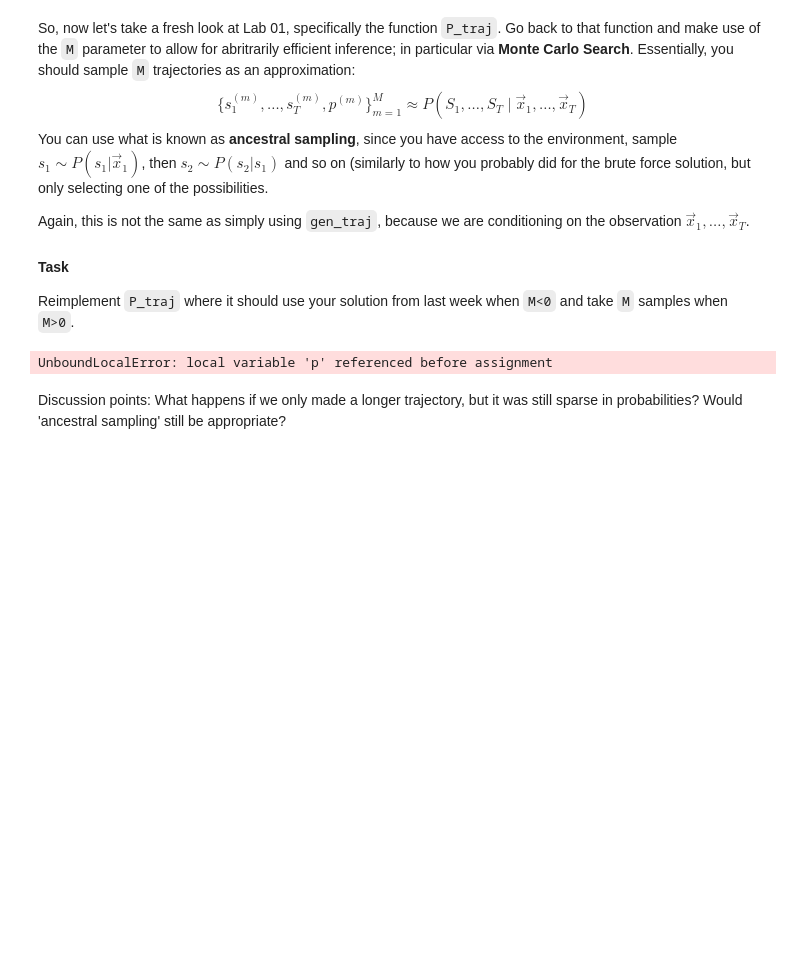
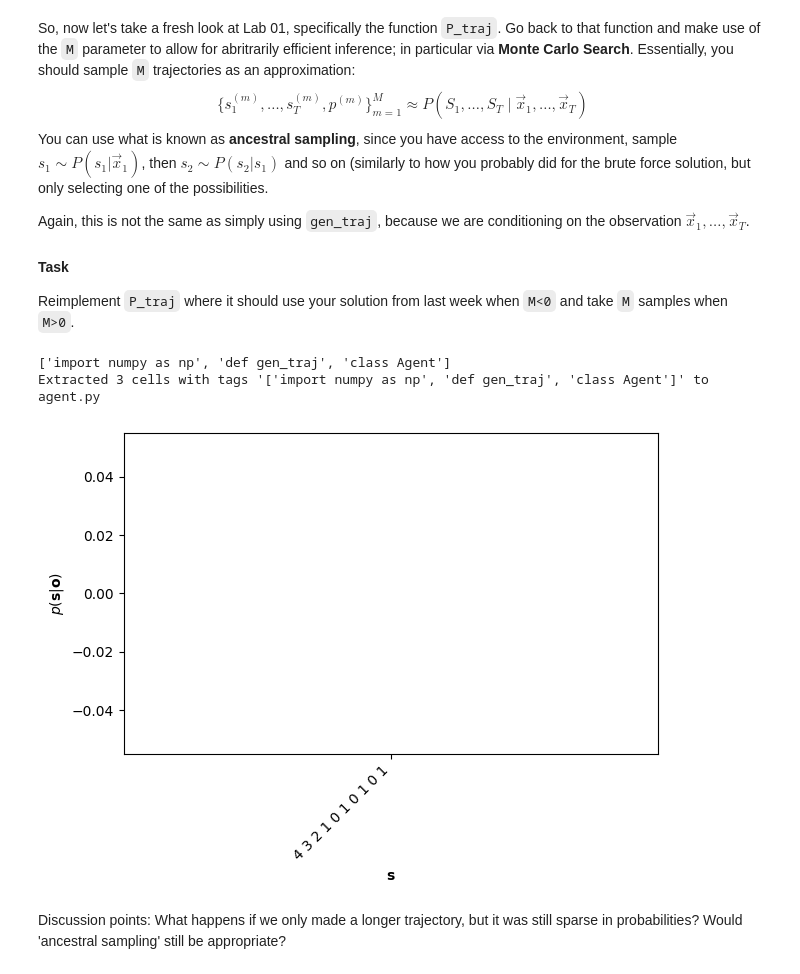
Before and after one commit to rafinhafpb/ML-Autonomous-Agents, a Jupyter notebook: TP2/Lab_02.ipynb, the cells around one changed output. Saved outputs shown, nothing was run; the diff lists cells and outputs as text; code cells hidden in the pictures; blank space fills up the shorter version.

```diff
--- a/TP2/Lab_02.ipynb
+++ b/TP2/Lab_02.ipynb
@@ -43,32 +43,35 @@ Again, this is not the same as simply using `gen_traj`, because we are condition
 Reimplement `P_traj` where it should use your solution from last week when `M<0` and take `M` samples when `M>0`.
 # %%
 # This code is to extract your solution from Lab 01, replace 'Lab_01_Solution.ipynb' as appropriate
-# from extracter import extract_tagged_cells
-# extract_tagged_cells("Lab_01_Solution.ipynb","agent.py",tags=["import numpy as np", "def gen_traj", "class Agent"])
+from extracter import extract_tagged_cells
+extract_tagged_cells("Lab_01_Solution.ipynb","agent.py",tags=["import numpy as np", "def gen_traj", "class Agent"])
+# %% [output]
+['import numpy as np', 'def gen_traj', 'class Agent']
+Extracted 3 cells with tags '['import numpy as np', 'def gen_traj', 'class Agent']' to agent.py
 # %%
 from agent import Agent, gen_traj
 # %%
 # Generate a trajectory
 ooo, sss = gen_traj(env,10)
 
 # Instantiate your agent
 agent = Agent(env)
 
 # Use your new implementation, by specifying M>0
-P_joint = agent.P_traj(ooo, M=10)
+P_joint = agent.P_traj(ooo, M=-1)
 
 # Create fig
 plt.figure()
 plt.bar(list(P_joint.keys()), list(P_joint.values()))
 plt.xlabel(r"$\mathbf{s}$")
 plt.ylabel(r"$p(\mathbf{s}|\mathbf{o})$")
 plt.xticks(rotation=45, ha='right')
 
 # Show the plot
 plt.tight_layout()
 plt.show()
 # %% [output]
-UnboundLocalError: local variable 'p' referenced before assignment
+[figure, added]
 # %% [markdown]
 Discussion points: What happens if we only made a longer trajectory, but it was still sparse in probabilities? Would 'ancestral sampling' still be appropriate?
 # %%
```
Also changed, not shown: parts of 1 cell of this notebook, 2 other files.
